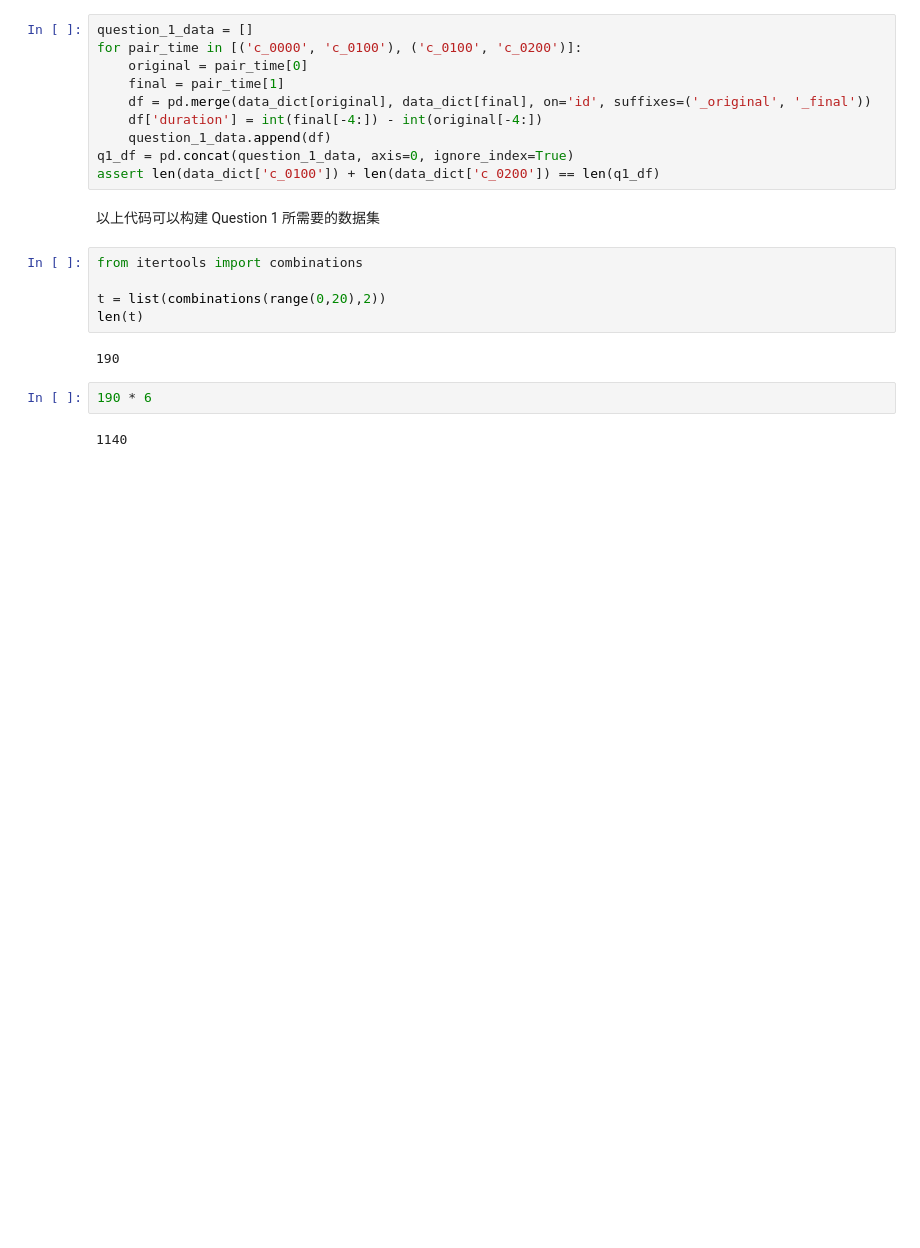
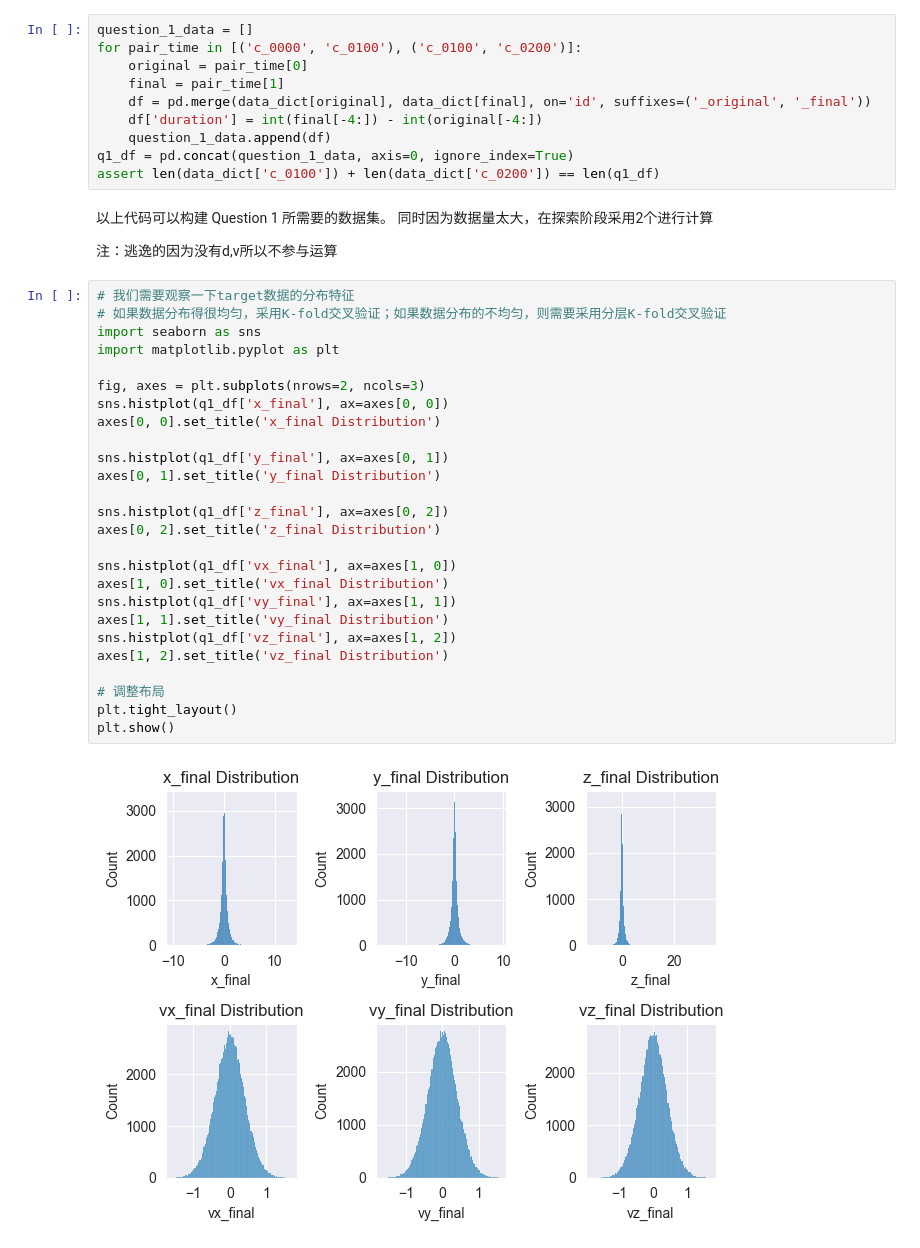
Before and after one commit to koreQAQ/star-cluster, a Jupyter notebook: notebooks/exploration.ipynb, the cells around one changed output. Saved outputs shown, nothing was run; the diff lists cells and outputs as text; blank space fills up the shorter version.

Commit message:
Feat Question2-3

```diff
--- a/notebooks/exploration.ipynb
+++ b/notebooks/exploration.ipynb
@@ -76,15 +77,35 @@ for pair_time in [('c_0000', 'c_0100'), ('c_0100', 'c_0200')]:
 q1_df = pd.concat(question_1_data, axis=0, ignore_index=True)
 assert len(data_dict['c_0100']) + len(data_dict['c_0200']) == len(q1_df)
 # %% [markdown]
-以上代码可以构建 Question 1 所需要的数据集
+以上代码可以构建 Question 1 所需要的数据集。
+同时因为数据量太大，在探索阶段采用2个进行计算
+
+注：逃逸的因为没有d,v所以不参与运算
-# %%
-from itertools import combinations
-
-t = list(combinations(range(0,20),2))
-len(t)
-# %% [output]
-190
-# %%
-190 * 6
-# %% [output]
-1140
+# %%
+# 我们需要观察一下target数据的分布特征
+# 如果数据分布得很均匀，采用K-fold交叉验证；如果数据分布的不均匀，则需要采用分层K-fold交叉验证
+import seaborn as sns
+import matplotlib.pyplot as plt
+
+fig, axes = plt.subplots(nrows=2, ncols=3)
+sns.histplot(q1_df['x_final'], ax=axes[0, 0])
+axes[0, 0].set_title('x_final Distribution')
+
+sns.histplot(q1_df['y_final'], ax=axes[0, 1])
+axes[0, 1].set_title('y_final Distribution')
+
+sns.histplot(q1_df['z_final'], ax=axes[0, 2])
+axes[0, 2].set_title('z_final Distribution')
+
+sns.histplot(q1_df['vx_final'], ax=axes[1, 0])
+axes[1, 0].set_title('vx_final Distribution')
+sns.histplot(q1_df['vy_final'], ax=axes[1, 1])
+axes[1, 1].set_title('vy_final Distribution')
+sns.histplot(q1_df['vz_final'], ax=axes[1, 2])
+axes[1, 2].set_title('vz_final Distribution')
+
+# 调整布局
+plt.tight_layout()
+plt.show()
+# %% [output]
+[figure, added]
```
Also changed, not shown: parts of 19 cells of this notebook, 2 other files.
